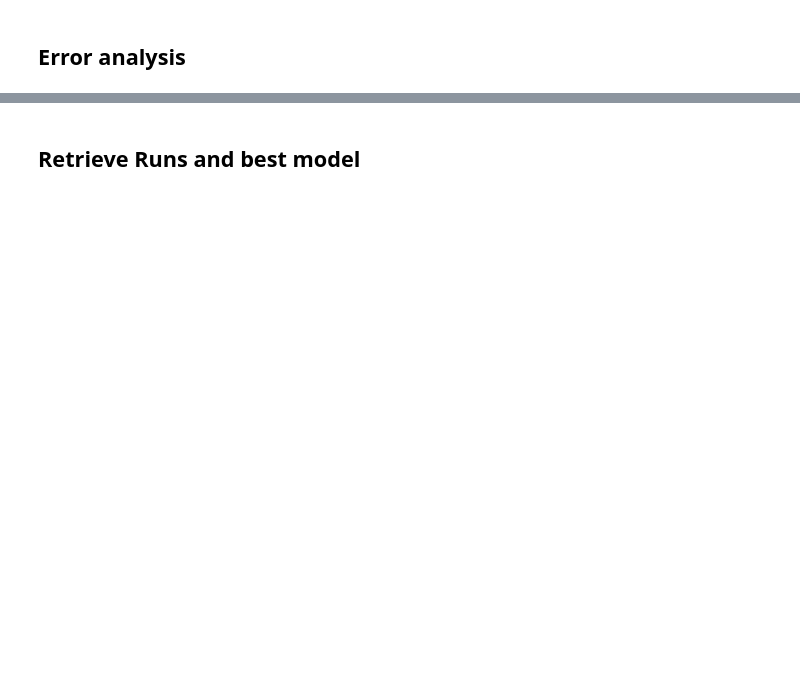
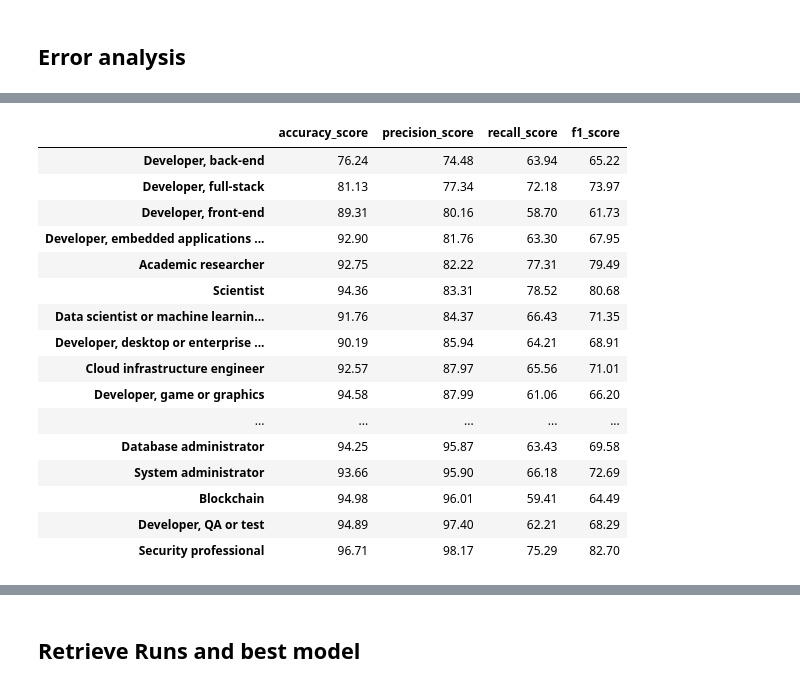
Before and after one commit to AlyAEE/Tech-Jobs-Prediction-Based-On-Your-Skillset-Project, a Jupyter notebook: Notebooks/04.Model Building.ipynb, the cells around one changed output, grey strips where cells are left out. Saved outputs shown, nothing was run; the diff lists cells and outputs as text; code cells hidden in the pictures; blank space fills up the shorter version.

```diff
--- a/Notebooks/04.Model Building.ipynb
+++ b/Notebooks/04.Model Building.ipynb
@@ -974,2 +1050,5 @@ track_model(model,validation_scores)
 # %% [markdown]
 ## Error analysis
+# %%
+# we need to analyze the Errors made by the Best Model which is random Forest
+rf_clf_predictions = cross_val_predict(rf_clf,x_train,y_train, cv=3,verbose=0)
@@ -975,0 +1074,28 @@ track_model(model,validation_scores)
+# %%
+#create a dataframe contains the predictions
+rf_clf_predictions =  pd.DataFrame(rf_clf_predictions,
+                            columns=y_train.columns)
+
+rf_clf_prediction_scores = {score.__name__: predictions_per_col(rf_clf_predictions, y_train, score)
+                for score in [accuracy_score, precision_score, recall_score, f1_score]}
+
+rf_clf_prediction_scores = pd.concat(rf_clf_prediction_scores,axis=1)
+rf_clf_prediction_scores.sort_values("precision_score")
+# %% [output]
+|  | accuracy_score | precision_score | recall_score | f1_score |
+| Developer, back-end | 76.24 | 74.48 | 63.94 | 65.22 |
+| Developer, full-stack | 81.13 | 77.34 | 72.18 | 73.97 |
+| Developer, front-end | 89.31 | 80.16 | 58.70 | 61.73 |
+| Developer, embedded applications ... | 92.90 | 81.76 | 63.30 | 67.95 |
+| Academic researcher | 92.75 | 82.22 | 77.31 | 79.49 |
+| Scientist | 94.36 | 83.31 | 78.52 | 80.68 |
+| Data scientist or machine learnin... | 91.76 | 84.37 | 66.43 | 71.35 |
+| Developer, desktop or enterprise ... | 90.19 | 85.94 | 64.21 | 68.91 |
+| Cloud infrastructure engineer | 92.57 | 87.97 | 65.56 | 71.01 |
+| Developer, game or graphics | 94.58 | 87.99 | 61.06 | 66.20 |
+| ... | ... | ... | ... | ... |
+| Database administrator | 94.25 | 95.87 | 63.43 | 69.58 |
+| System administrator | 93.66 | 95.90 | 66.18 | 72.69 |
+| Blockchain | 94.98 | 96.01 | 59.41 | 64.49 |
+| Developer, QA or test | 94.89 | 97.40 | 62.21 | 68.29 |
+| Security professional | 96.71 | 98.17 | 75.29 | 82.70 |
```
Also changed, not shown: parts of 24 cells of this notebook, 1 other file.
